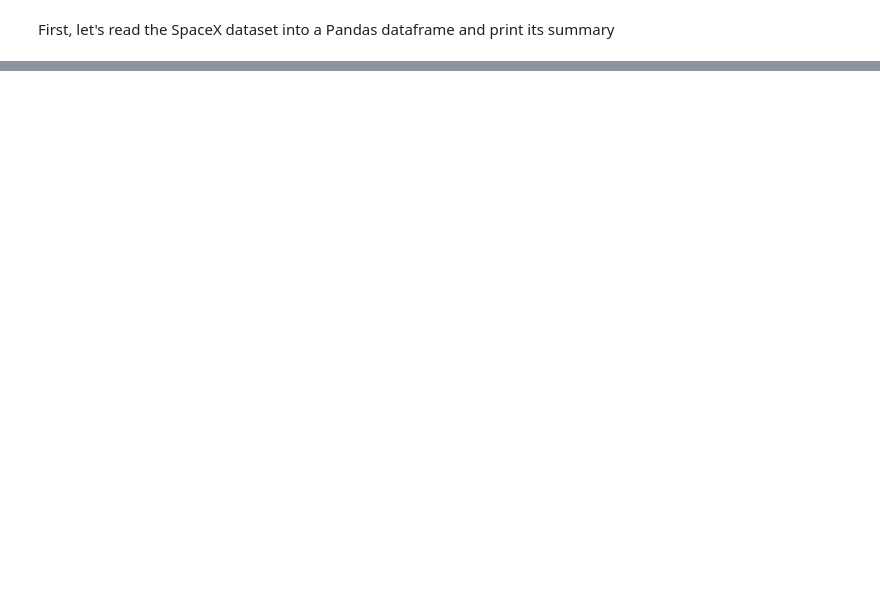
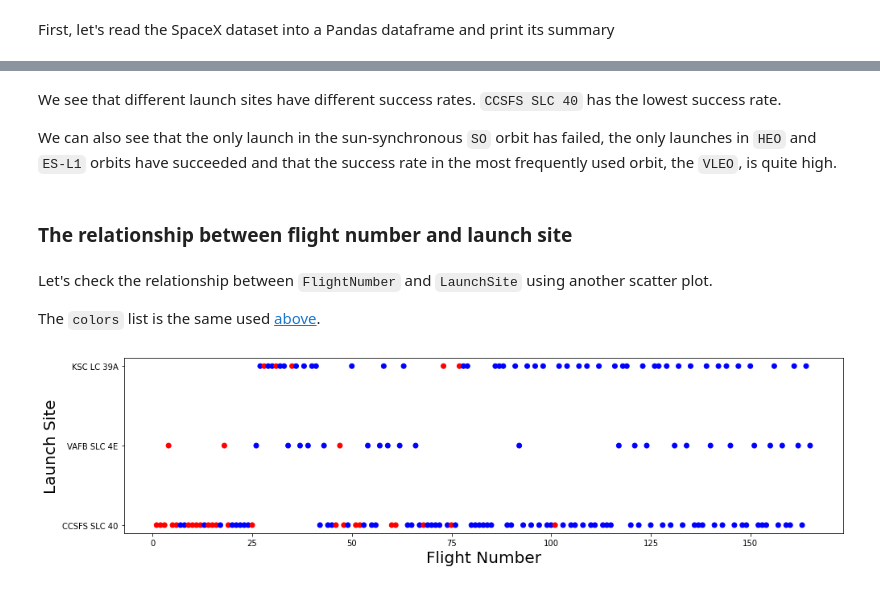
Before and after one commit to brunoacafonso/SpaceX-Falcon9, a Jupyter notebook: Exploring and Preparing Data.ipynb, the cells around one changed output, grey strips where cells are left out. Cells and saved outputs as stored; diff of their text form; code cells hidden in the pictures; blank space fills up the shorter version.

```diff
--- a/Exploring and Preparing Data.ipynb
+++ b/Exploring and Preparing Data.ipynb
@@ -187,0 +186,12 @@ By now, you should obtain some preliminary insights about how each important var
+# %%
+# Plot the successful landings in blue and failed landings in red
+# 'colors' is a list of 'blue' and 'red' strings that vary according to the values of 'Class'.
+# If 'Class' is 1, 'colours' is 'blue', otherwise, 'colours' will be 'red'.
+colors = df['Class'].apply(lambda x: 'blue' if x==1 else 'red')
+
+# Plotting flight number on the x-axis and payload mass on the y-axis.
+plt.figure(figsize=(16,6)) # Figure size: 16 inches of width and 6 inches of height.
+plt.scatter(y="PayloadMass", x="FlightNumber", c=colors, data=df)
+plt.xlabel("Flight Number",fontsize=20)
+plt.ylabel("Payload Mass (kg)",fontsize=20)
+plt.show()
@@ -187,0 +236,20 @@ By now, you should obtain some preliminary insights about how each important var
+# %% [markdown]
+We see that different launch sites have different success rates.  <code>CCSFS SLC 40</code> has the lowest success rate.
+
+We can also see that the only launch in the sun-synchronous `SO` orbit has failed, the only launches in `HEO` and `ES-L1` orbits have succeeded and that the success rate in the most frequently used orbit, the `VLEO`, is quite high.
+# %% [markdown]
+### The relationship between flight number and launch site <a id='Flight_number_site'></a>
+# %% [markdown]
+Let's check the relationship between `FlightNumber` and `LaunchSite` using another scatter plot.
+
+The `colors` list is the same used [above](#Flight_number_payload).
+# %%
+# Plot a scatter point chart with x axis to be Flight Number and y axis to be the launch site, and hue to be the class value
+# Plotting flight number on the x-axis and payload mass on the y-axis.
+plt.figure(figsize=(16,4)) # Figure size: 16 inches of width and 4 inches of height.
+plt.scatter(y="LaunchSite", x="FlightNumber", c=colors, data=df)
+plt.xlabel("Flight Number",fontsize=20)
+plt.ylabel("Launch Site",fontsize=20)
+plt.show()
+# %% [output]
+[figure, added]
```
Also changed, not shown: parts of 113 cells of this notebook, 3 other files.
